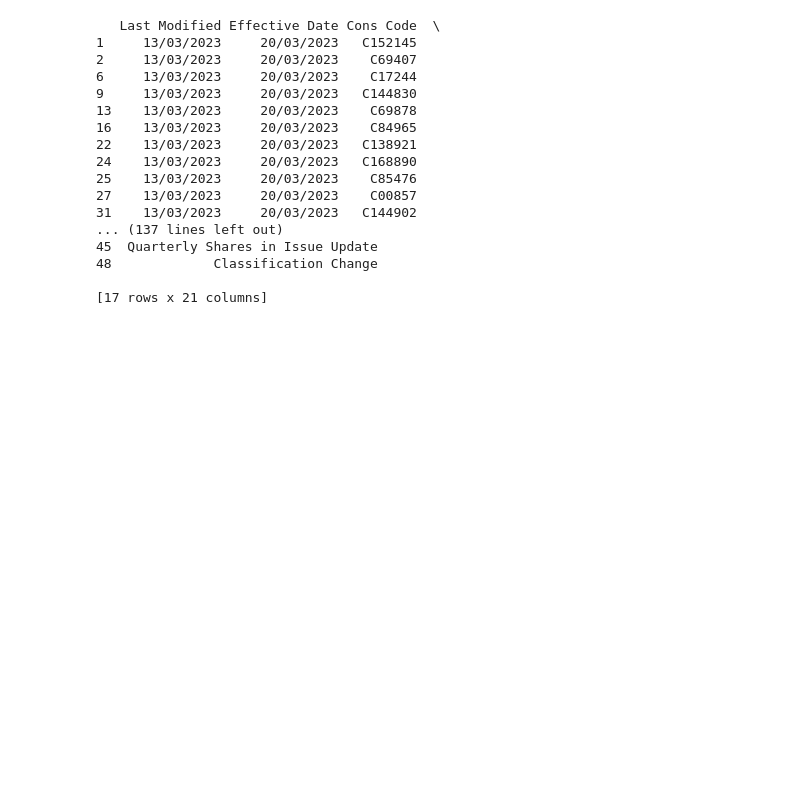
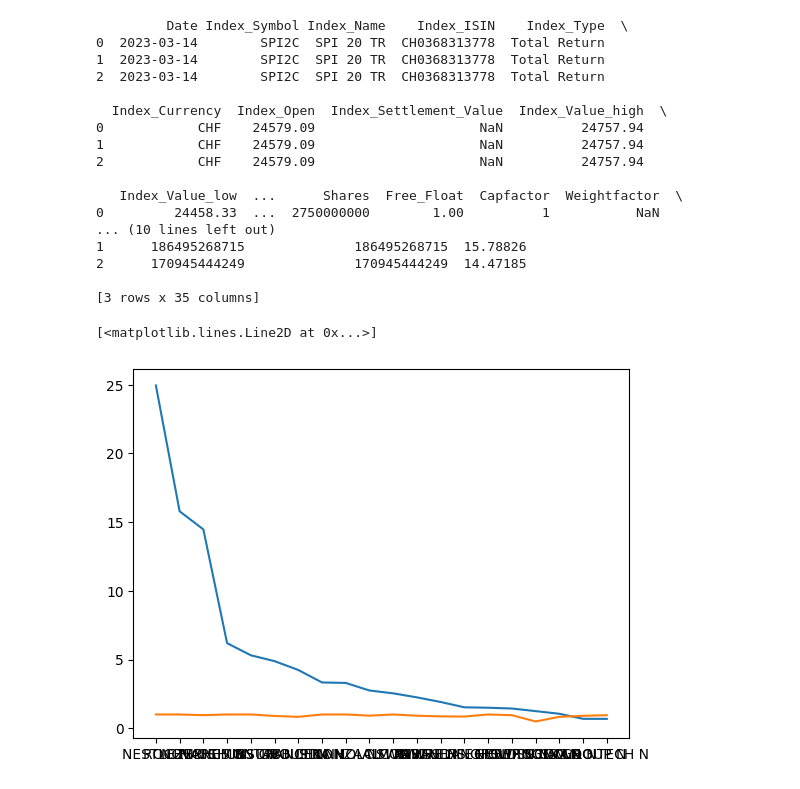
Before and after one commit to JeffBucker/DatacampDataAnalystTrack, a Jupyter notebook: PandasIntro.ipynb, the cells around one changed output. Saved outputs shown, nothing was run; the diff lists cells and outputs as text; code cells hidden in the pictures; blank space fills up the shorter version.

```diff
--- a/PandasIntro.ipynb
+++ b/PandasIntro.ipynb
@@ -1,7 +1,8 @@
 # %%
 import pandas as pd
 # %%
-df = pd.read_csv('eng51403.csv')    # we import the .csv content in a pd dataframe object called 'df'
+# we import the .csv content in a pd dataframe object called 'df'
+df = pd.read_csv('close_spi2c.csv', sep=';')    # sep indicates the string used to separate columns
 # %%
 print(df.info())   # renseigne sur la structure de la table
 print(df.head())   # montre les 5 premières ligne de la table
@@ -14,21 +88,21 @@ df['SEDOL'] == 'BQZCBZ4'
 # %%
-price_over_100 = df[df['Closing Price'] > 100]   # in order to filter rows
-print(price_over_100)
+price_over_10 = df[df['Weight'] > 10]   # in order to filter rows
+print(price_over_10)
 # %% [output]
-   Last Modified Effective Date Cons Code  \
-1     13/03/2023     20/03/2023   C152145
-2     13/03/2023     20/03/2023    C69407
-6     13/03/2023     20/03/2023    C17244
-9     13/03/2023     20/03/2023   C144830
-13    13/03/2023     20/03/2023    C69878
-16    13/03/2023     20/03/2023    C84965
-22    13/03/2023     20/03/2023   C138921
-24    13/03/2023     20/03/2023   C168890
-25    13/03/2023     20/03/2023    C85476
-27    13/03/2023     20/03/2023    C00857
-31    13/03/2023     20/03/2023   C144902
-... (137 lines left out)
-45  Quarterly Shares in Issue Update
-48             Classification Change
+         Date Index_Symbol Index_Name    Index_ISIN    Index_Type  \
+0  2023-03-14        SPI2C  SPI 20 TR  CH0368313778  Total Return
+1  2023-03-14        SPI2C  SPI 20 TR  CH0368313778  Total Return
+2  2023-03-14        SPI2C  SPI 20 TR  CH0368313778  Total Return
 
-[17 rows x 21 columns]
+  Index_Currency  Index_Open  Index_Settlement_Value  Index_Value_high  \
+0            CHF    24579.09                     NaN          24757.94
+1            CHF    24579.09                     NaN          24757.94
+2            CHF    24579.09                     NaN          24757.94
+
+   Index_Value_low  ...      Shares  Free_Float  Capfactor  Weightfactor  \
+0         24458.33  ...  2750000000        1.00          1           NaN
+... (10 lines left out)
+1      186495268715              186495268715  15.78826
+2      170945444249              170945444249  14.47185
+
+[3 rows x 35 columns]
@@ -34,0 +111,6 @@ print(price_over_100)
+# %%
+plt.plot(df['Instrument_Name'],df['Weight'])    # x 1st param, y 2nd param
+plt.plot(df['Instrument_Name'],df['Free_Float'])    # in order to plot a second line
+# %% [output]
+[<matplotlib.lines.Line2D at 0x...>]
+[figure, added]
```
Also changed, not shown: parts of 11 cells of this notebook, 1 other file.
